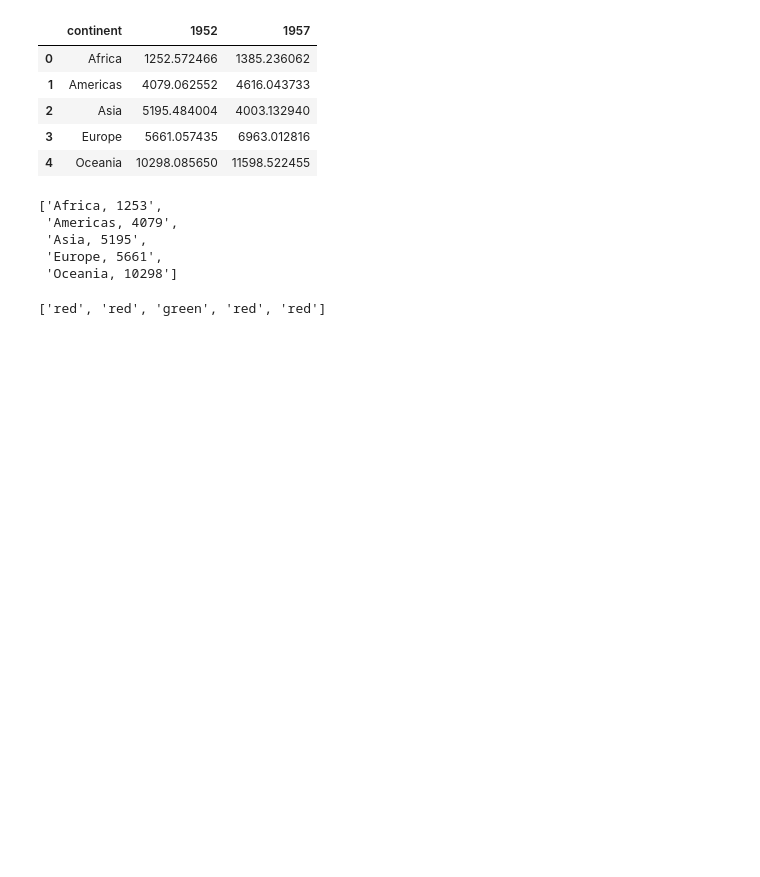
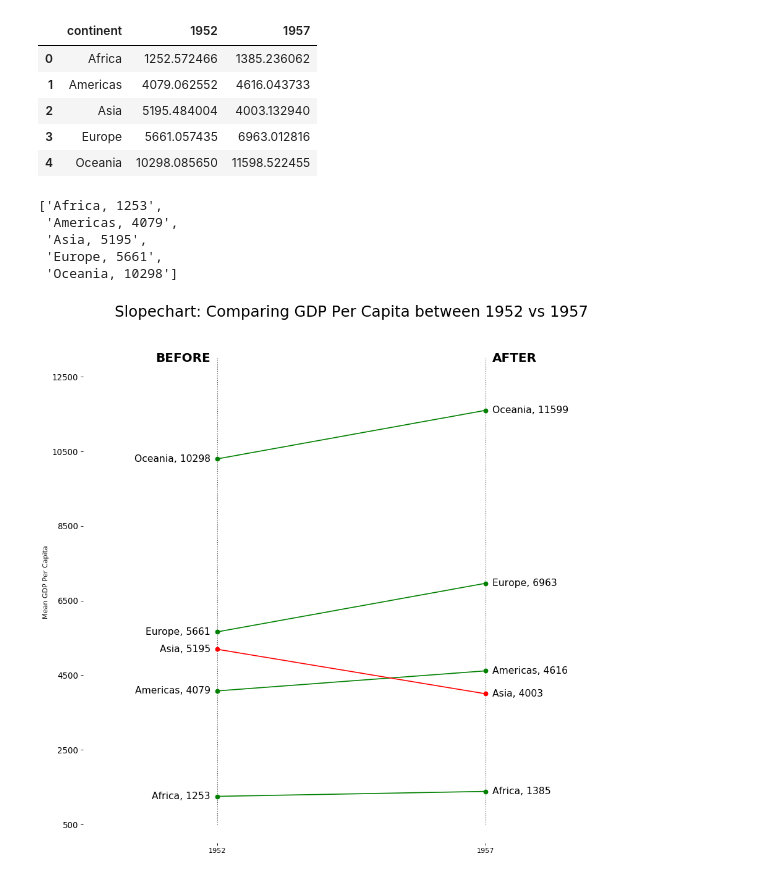
Before and after one commit to usstroot/notebook, a Jupyter notebook: Matplotlib/3_Plot_Ranking.ipynb, the cells around one changed output. Saved outputs shown, nothing was run; the diff lists cells and outputs as text; code cells hidden in the pictures; blank space fills up the shorter version.

Commit message:
plot

```diff
--- a/Matplotlib/3_Plot_Ranking.ipynb
+++ b/Matplotlib/3_Plot_Ranking.ipynb
@@ -148,7 +149,48 @@ klass = ['red' if (y1-y2) < 0 else 'green' for y1, y2 in zip(df['1952'], df['195
  'Asia, 5195',
  'Europe, 5661',
  'Oceania, 10298']
-# %%
-klass
-# %% [output]
-['red', 'red', 'green', 'red', 'red']
+# %%
+# draw line
+import matplotlib.lines as mlines
+# https://stackoverflow.com/questions/36470343/how-to-draw-a-line-with-matplotlib/36479941
+def newline(p1, p2, color='black'):
+    ax = plt.gca()
+    l = mlines.Line2D([p1[0],p2[0]], [p1[1],p2[1]], color='red' if p1[1]-p2[1] > 0 else 'green', marker='o', markersize=6)
+    ax.add_line(l)
+    return l
+
+fig, ax = plt.subplots(1,1,figsize=(14,14), dpi= 80)
+
+# Vertical Lines
+ax.vlines(x=1, ymin=500, ymax=13000, color='black', alpha=0.7, linewidth=1, linestyles='dotted')
+ax.vlines(x=3, ymin=500, ymax=13000, color='black', alpha=0.7, linewidth=1, linestyles='dotted')
+
+# Points
+ax.scatter(y=df['1952'], x=np.repeat(1, df.shape[0]), s=10, color='black', alpha=0.7)
+ax.scatter(y=df['1957'], x=np.repeat(3, df.shape[0]), s=10, color='black', alpha=0.7)
+
+# Line Segmentsand Annotation
+for p1, p2, c in zip(df['1952'], df['1957'], df['continent']):
+    newline([1,p1], [3,p2])
+    ax.text(1-0.05, p1, c + ', ' + str(round(p1)), horizontalalignment='right', verticalalignment='center', fontdict={'size':14})
+    ax.text(3+0.05, p2, c + ', ' + str(round(p2)), horizontalalignment='left', verticalalignment='center', fontdict={'size':14})
+
+# 'Before' and 'After' Annotations
+ax.text(1-0.05, 13000, 'BEFORE', horizontalalignment='right', verticalalignment='center', fontdict={'size':18, 'weight':700})
+ax.text(3+0.05, 13000, 'AFTER', horizontalalignment='left', verticalalignment='center', fontdict={'size':18, 'weight':700})
+
+# Decoration
+ax.set_title("Slopechart: Comparing GDP Per Capita between 1952 vs 1957", fontdict={'size':22})
+ax.set(xlim=(0,4), ylim=(0,14000), ylabel='Mean GDP Per Capita')
+ax.set_xticks([1,3])
+ax.set_xticklabels(["1952", "1957"])
+plt.yticks(np.arange(500, 13000, 2000), fontsize=12)
+
+# Lighten borders
+plt.gca().spines["top"].set_alpha(.0)
+plt.gca().spines["bottom"].set_alpha(.0)
+plt.gca().spines["right"].set_alpha(.0)
+plt.gca().spines["left"].set_alpha(.0)
+plt.show()
+# %% [output]
+[figure, added]
```
Also changed, not shown: parts of 1 cell of this notebook, 1 other file.
